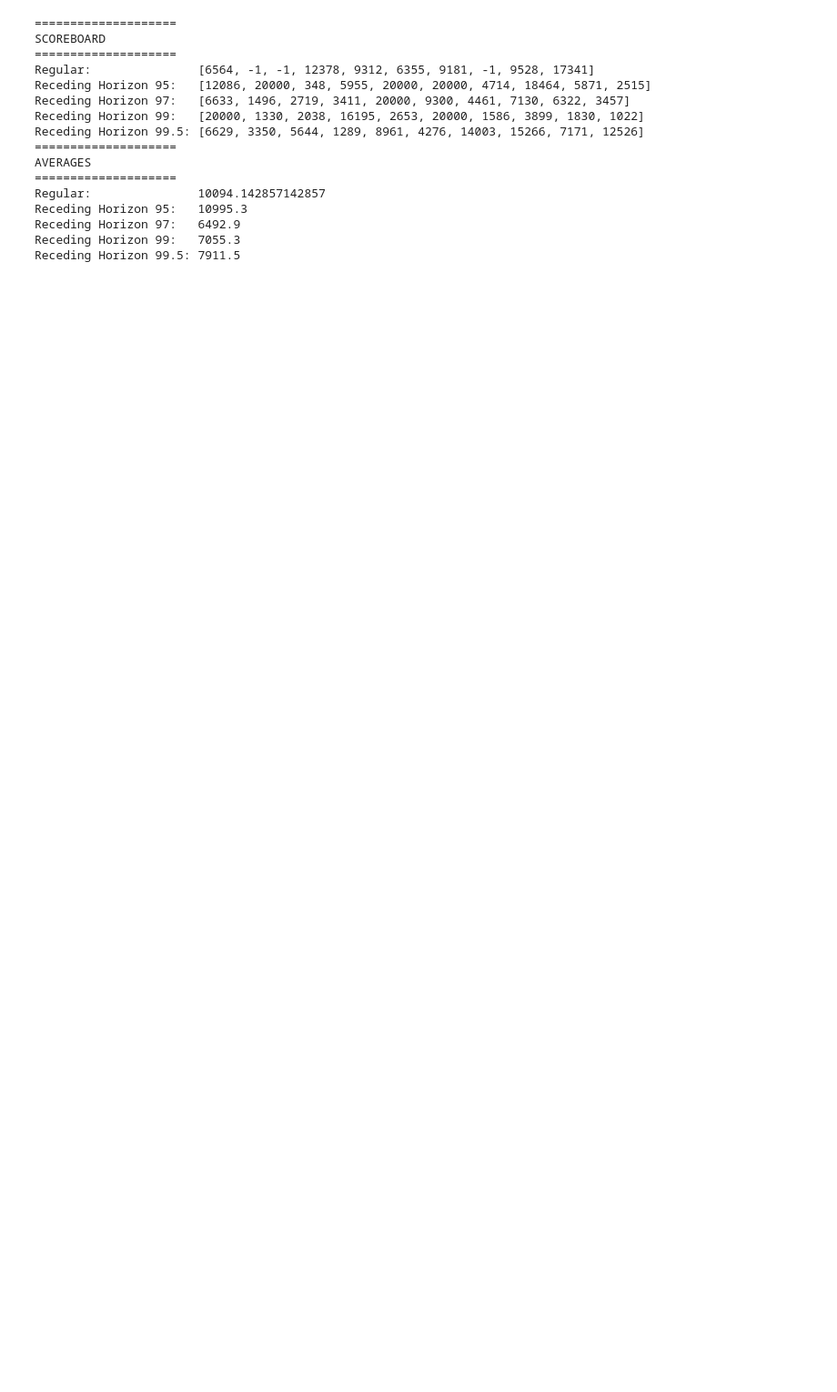
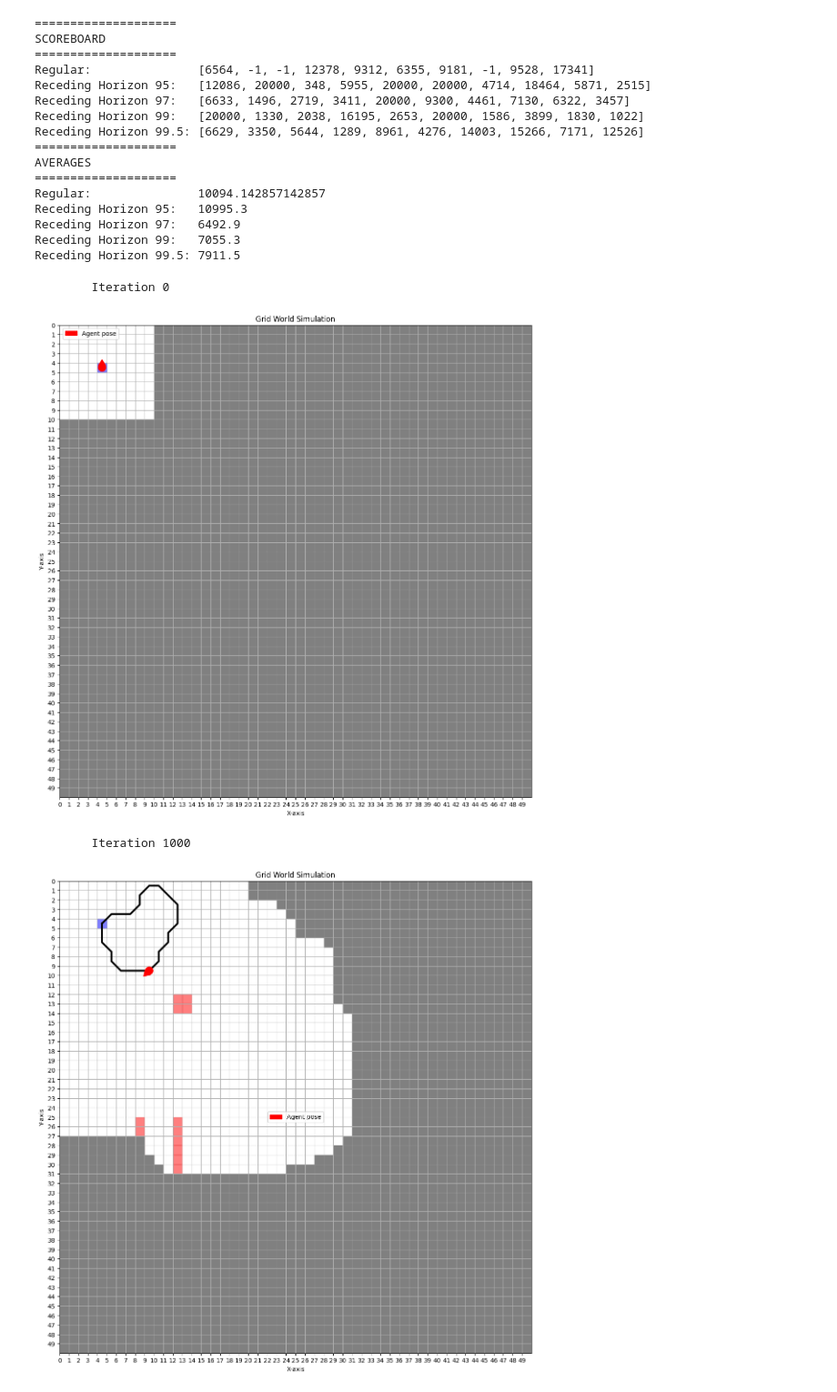
Before and after one commit to jrbeyer/532_project_demo, a Jupyter notebook: 532_project_demo.ipynb, the cells around one changed output. Shown at 91% size. Drawn from its saved outputs; the diff is of its cells as text; code cells hidden in the pictures; blank space fills up the shorter version.

Commit message:
pretty plots

```diff
--- a/532_project_demo.ipynb
+++ b/532_project_demo.ipynb
@@ -1512,3 +1494,10 @@ Receding Horizon 95:   10995.3
 Receding Horizon 97:   6492.9
 Receding Horizon 99:   7055.3
 Receding Horizon 99.5: 7911.5
+# %%
+run_simulation(is_receding_horizon=False, start_tyx=start_tyx, goal_tyx=goal_tyx, obstacles=obstacles, plot=True)
+# %% [output]
+        Iteration 0
+[figure, added]
+        Iteration 1000
+[figure, added]
```
Also changed, not shown: parts of 3 cells of this notebook.
